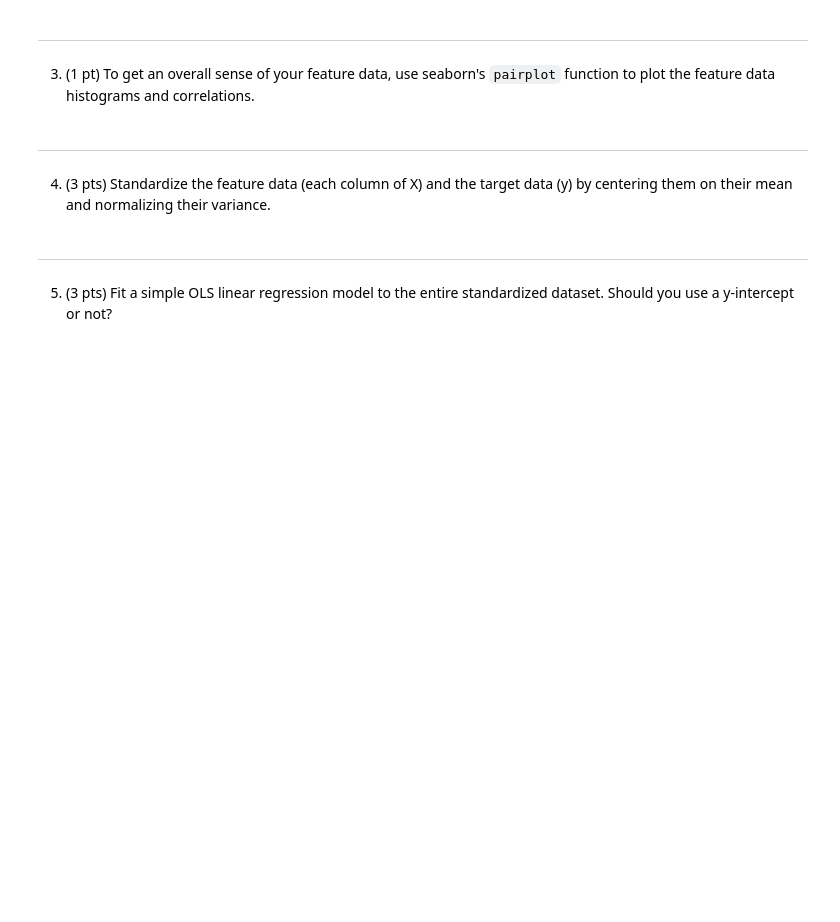
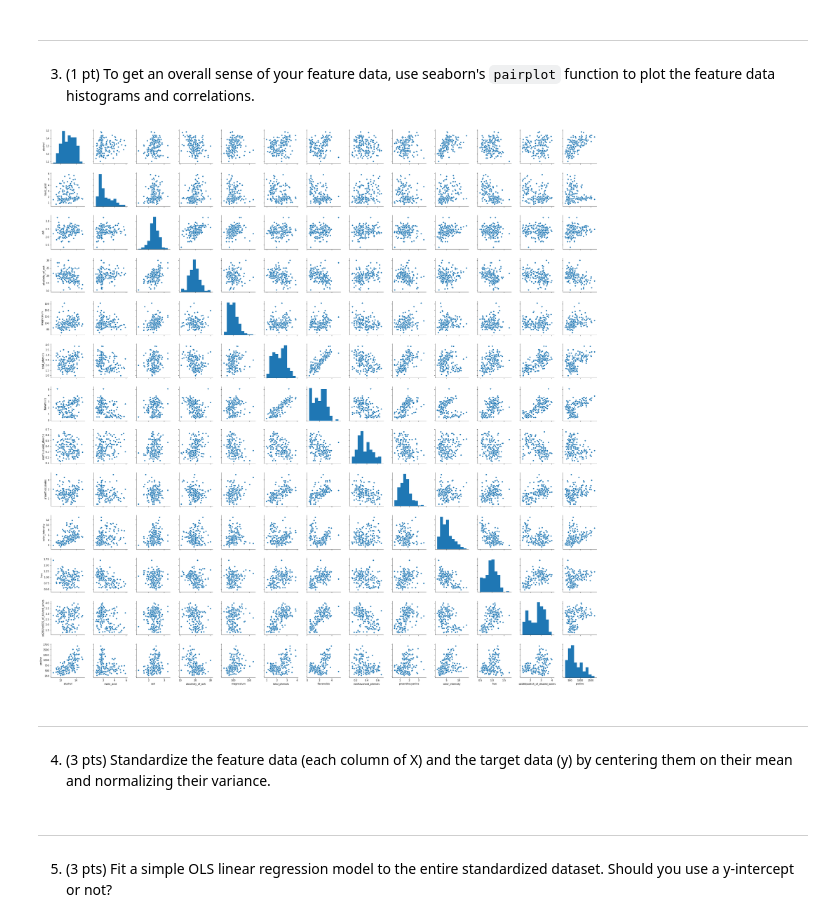
Before and after one commit to marcel-goldschen-ohm/NEU-337-Spring-2020, a Jupyter notebook: homework/homework-linear_regression.ipynb, the cells around one changed output. Drawn from its saved outputs; the diff is of its cells as text; code cells hidden in the pictures; blank space fills up the shorter version.

```diff
--- a/homework/homework-linear_regression.ipynb
+++ b/homework/homework-linear_regression.ipynb
@@ -7,6 +7,14 @@ dataset = datasets.load_wine()
 # %% [markdown]
 ---
 1. (1 pt) Extract the feature data matrix and target data vector as a numpy arrays to the variables X and y, respectively.
+# %%
+X = dataset.data
+y = dataset.target
 # %% [markdown]
 ---
 2. (1 pt) For visualization purposes only, load the feature data matrix X into a pandas dataframe and name the columns by the feature names in the dataset.
+# %%
+import pandas as pd
+
+df = pd.DataFrame(X, columns = dataset.feature_names)
+df
@@ -13,6 +35,12 @@ dataset = datasets.load_wine()
 # %% [markdown]
 ---
 3. (1 pt) To get an overall sense of your feature data, use seaborn's `pairplot` function to plot the feature data histograms and correlations.
+# %%
+import seaborn as sns
+
+sns.pairplot(df);
+# %% [output]
+[figure, added]
 # %% [markdown]
 ---
 4. (3 pts) Standardize the feature data (each column of X) and the target data (y) by centering them on their mean and normalizing their variance.
```
Also changed, not shown: parts of 7 cells of this notebook.
